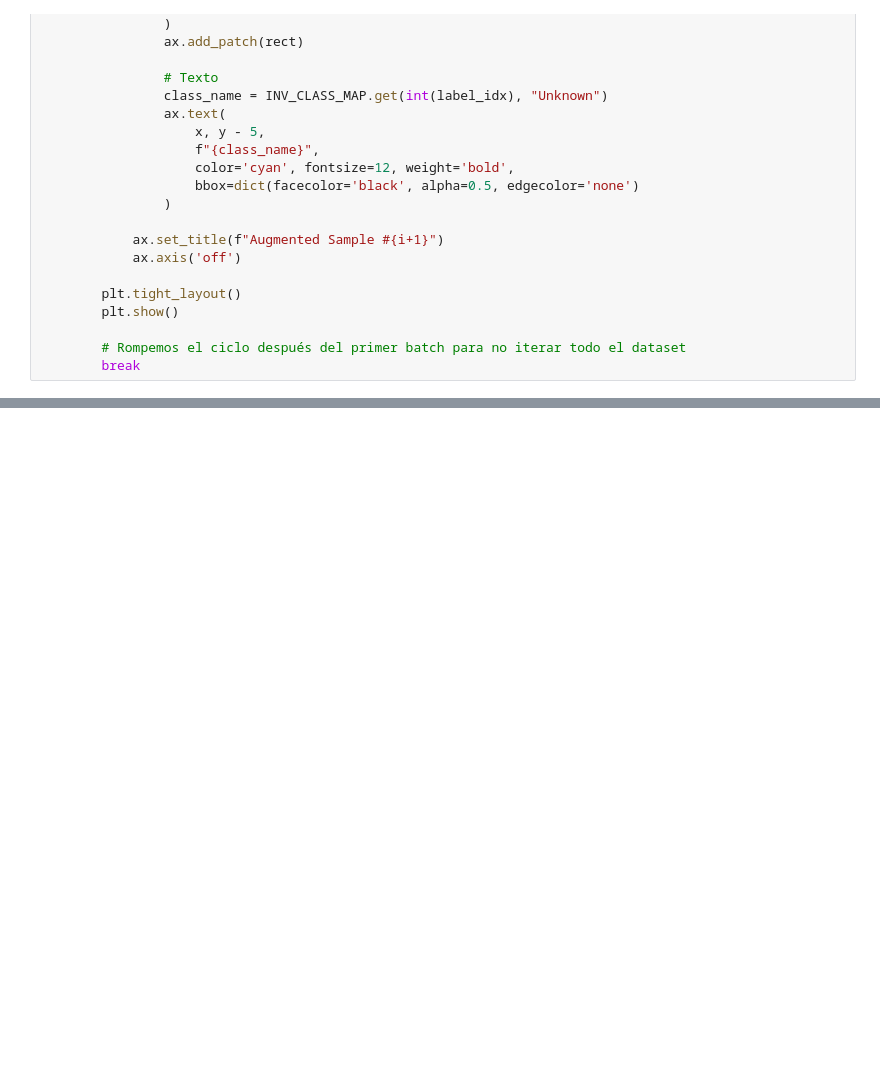
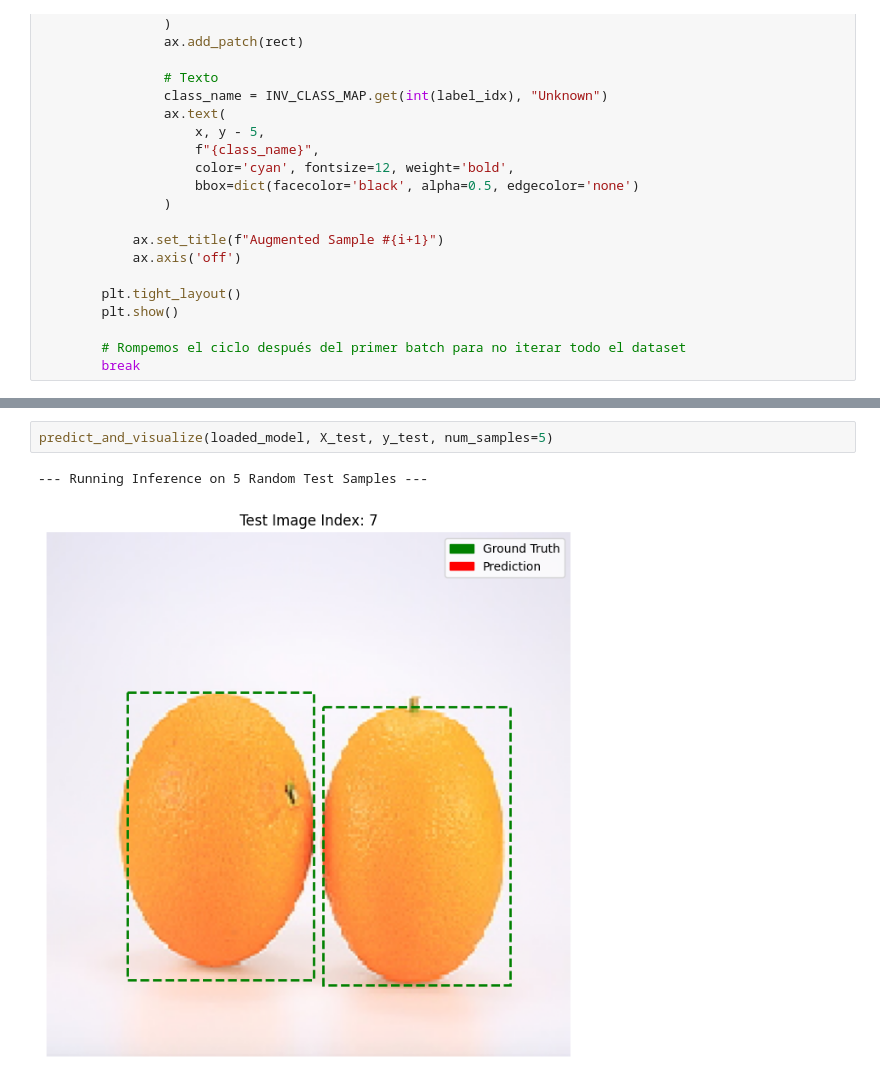
Before and after one commit to albertbolanoss/labs_deep_learning, a Jupyter notebook: notebooks/fruit-single-shot-detection/02_training_model_yolo.ipynb, the cells around one changed output, grey strips where cells are left out. Drawn from its saved outputs; the diff is of its cells as text; blank space fills up the shorter version.

```diff
--- a/notebooks/fruit-single-shot-detection/02_training_model_yolo.ipynb
+++ b/notebooks/fruit-single-shot-detection/02_training_model_yolo.ipynb
@@ -658,0 +1002,5 @@ Visualizando datos aumentados (Verificar Flips y Brillo)...
+# %%
+predict_and_visualize(loaded_model, X_test, y_test, num_samples=5)
+# %% [output]
+--- Running Inference on 5 Random Test Samples ---
+[figure, added]
```
Also changed, not shown: parts of 18 cells of this notebook.
